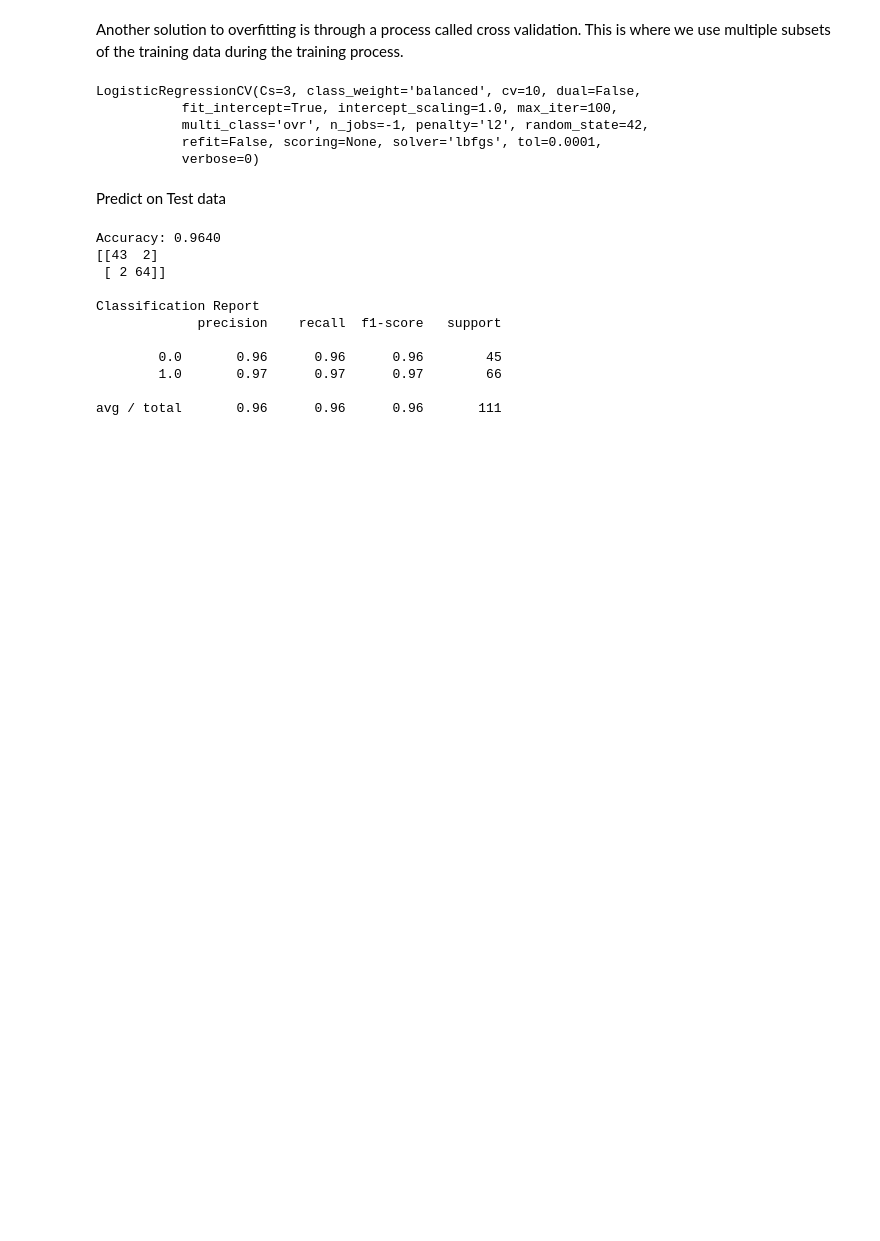
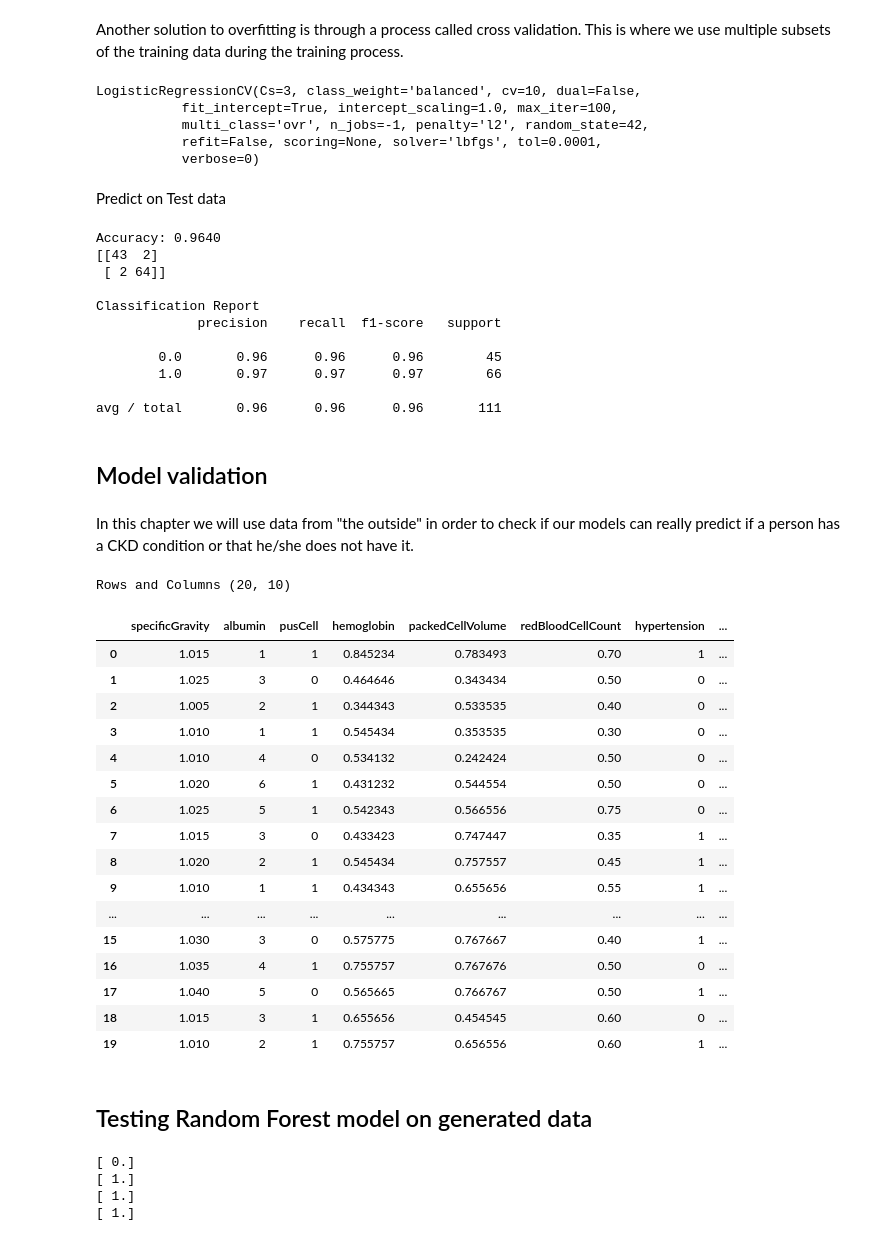
Before and after one commit to EdgarasKazlauskas1987/ChronicalKidneyDiseaseAIProject, a Jupyter notebook: Chronic Kidney Disease Project.ipynb, the cells around one changed output. Cells and saved outputs as stored; diff of their text form; code cells hidden in the pictures; blank space fills up the shorter version.

Commit message:
Added model validation part

```diff
--- a/Chronic Kidney Disease Project.ipynb
+++ b/Chronic Kidney Disease Project.ipynb
@@ -987,3 +987,51 @@ Classification Report
         1.0       0.97      0.97      0.97        66
 
 avg / total       0.96      0.96      0.96       111
+# %% [markdown]
+## Model validation
+# %% [markdown]
+In this chapter we will use data from "the outside" in order to check if our models can really predict if a person has a CKD condition or that he/she does not have it.
+# %%
+# Reading data table and assigning names for columns
+readDataGenerated = pd.read_table('chronic_kidney_disease_generated.arff', ',', header=None,
+                         names=["specificGravity","albumin","pusCell","hemoglobin","packedCellVolume",
+                                "redBloodCellCount","hypertension","diabetesMellitus",
+                                "appetite","pedalEdema"])
+dataGenerated = pd.DataFrame(readDataGenerated);
+# Number of collumns and rows
+print("Rows and Columns", dataGenerated.shape)
+dataGenerated.head(20)
+# %% [output]
+Rows and Columns (20, 10)
+|  | specificGravity | albumin | pusCell | hemoglobin | packedCellVolume | redBloodCellCount | hypertension | ... |
+| 0 | 1.015 | 1 | 1 | 0.845234 | 0.783493 | 0.70 | 1 | ... |
+| 1 | 1.025 | 3 | 0 | 0.464646 | 0.343434 | 0.50 | 0 | ... |
+| 2 | 1.005 | 2 | 1 | 0.344343 | 0.533535 | 0.40 | 0 | ... |
+| 3 | 1.010 | 1 | 1 | 0.545434 | 0.353535 | 0.30 | 0 | ... |
+| 4 | 1.010 | 4 | 0 | 0.534132 | 0.242424 | 0.50 | 0 | ... |
+| 5 | 1.020 | 6 | 1 | 0.431232 | 0.544554 | 0.50 | 0 | ... |
+| 6 | 1.025 | 5 | 1 | 0.542343 | 0.566556 | 0.75 | 0 | ... |
+| 7 | 1.015 | 3 | 0 | 0.433423 | 0.747447 | 0.35 | 1 | ... |
+| 8 | 1.020 | 2 | 1 | 0.545434 | 0.757557 | 0.45 | 1 | ... |
+| 9 | 1.010 | 1 | 1 | 0.434343 | 0.655656 | 0.55 | 1 | ... |
+| ... | ... | ... | ... | ... | ... | ... | ... | ... |
+| 15 | 1.030 | 3 | 0 | 0.575775 | 0.767667 | 0.40 | 1 | ... |
+| 16 | 1.035 | 4 | 1 | 0.755757 | 0.767676 | 0.50 | 0 | ... |
+| 17 | 1.040 | 5 | 0 | 0.565665 | 0.766767 | 0.50 | 1 | ... |
+| 18 | 1.015 | 3 | 1 | 0.655656 | 0.454545 | 0.60 | 0 | ... |
+| 19 | 1.010 | 2 | 1 | 0.755757 | 0.656556 | 0.60 | 1 | ... |
+# %% [markdown]
+## Testing Random Forest model on generated data
+# %%
+# Here we validate that the model trained gives the same results on the dataset tested(which returns correct class label)
+print(rf_model.predict([[1.025,0,1,0.916667,1.000000,1.00,0,0,1,0]]))
+
+# As you see bellow, our model can predict(using unknown data) the class based on previous training
+print(rf_model.predict([[1.010,4,0,0.534132,0.242424,0.50,0,1,1,0]]))
+print(rf_model.predict([[1.035,4,1,0.755757,0.767676,0.50,0,0,1,1]]))
+print(rf_model.predict([[1.020,2,1,0.878787,0.656565,0.35,1,1,1,0]]))
+# %% [output]
+[ 0.]
+[ 1.]
+[ 1.]
+[ 1.]
```
Also changed, not shown: parts of 3 cells of this notebook, 1 other file.
